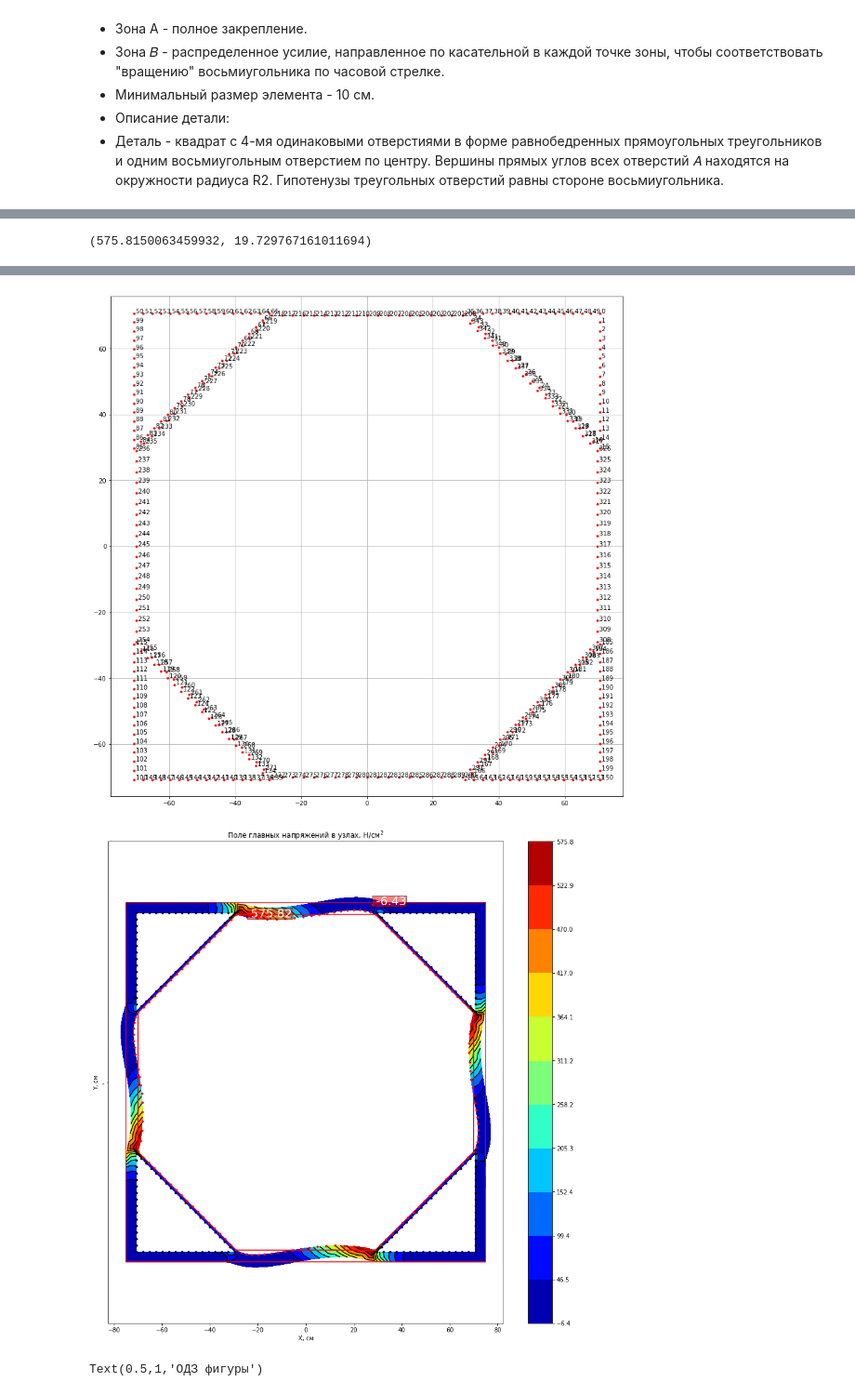
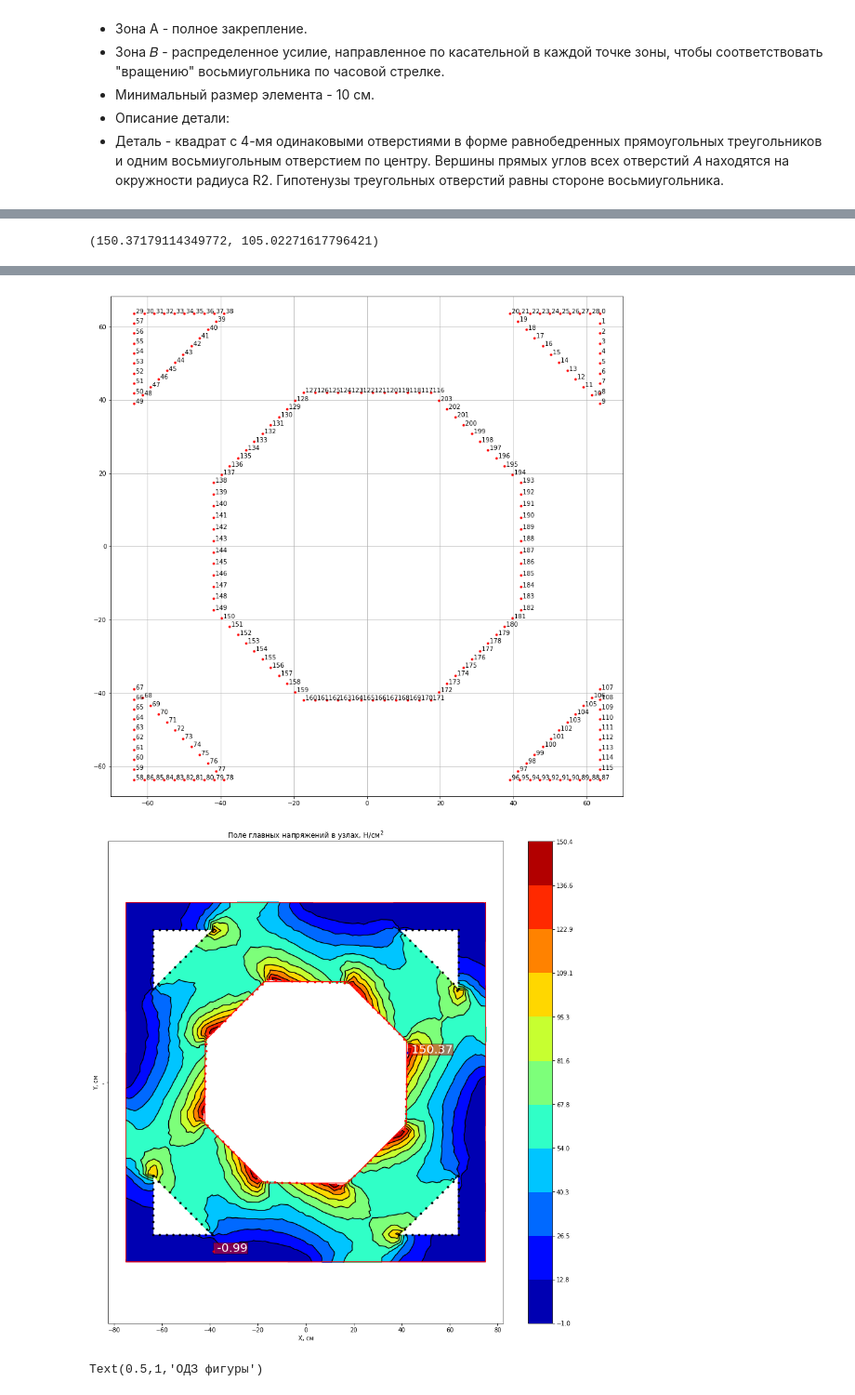
Before and after one commit to AlezM/instrumental-modeling-sources, a Jupyter notebook: HomeWork2.ipynb, the cells around one changed output, grey strips where cells are left out. Shown at 93% size. Drawn from its saved outputs; the diff is of its cells as text; code cells hidden in the pictures.

```diff
--- a/HomeWork2.ipynb
+++ b/HomeWork2.ipynb
@@ -357,6 +357,6 @@ def m(triangles, octagon, t=1, L=150):
 
     return (rec_S - tri_S - oct_S) * t
 # %%
-WTF(70, 100, show=True)
+WTF(42, 90, show=True)
 # %% [output]
-(575.8150063459932, 19.729767161011694)
+(150.37179114349772, 105.02271617796421)
@@ -364,5 +364,5 @@ WTF(70, 100, show=True)
-[figure, old version]
+[figure, new version]
-[figure, old version]
+[figure, new version]
 # %%
 def create_test_points(points_bounds, segs=30, delta=1):
     X,Y = np.meshgrid(
```
Also changed, not shown: parts of 19 cells of this notebook, 1 other file.
